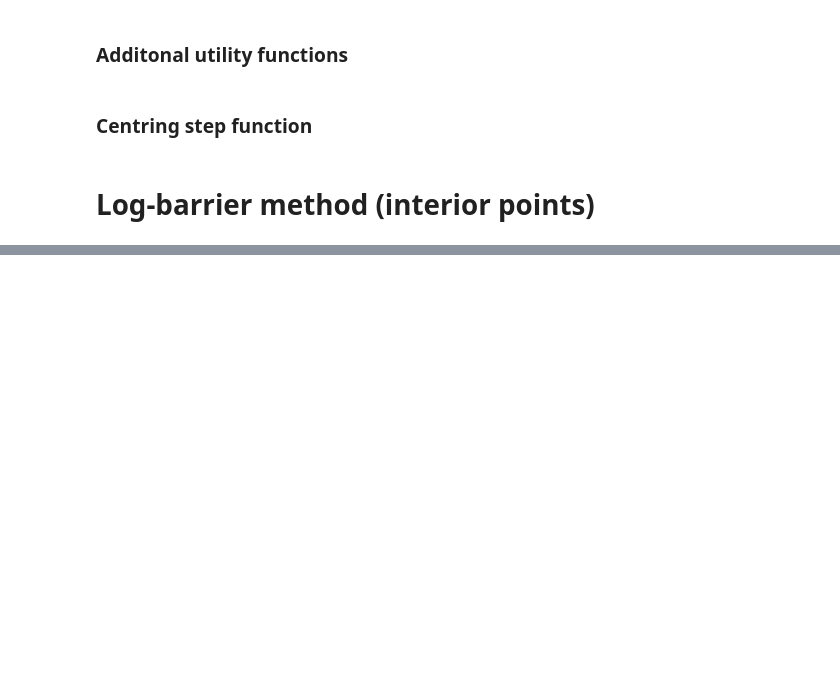
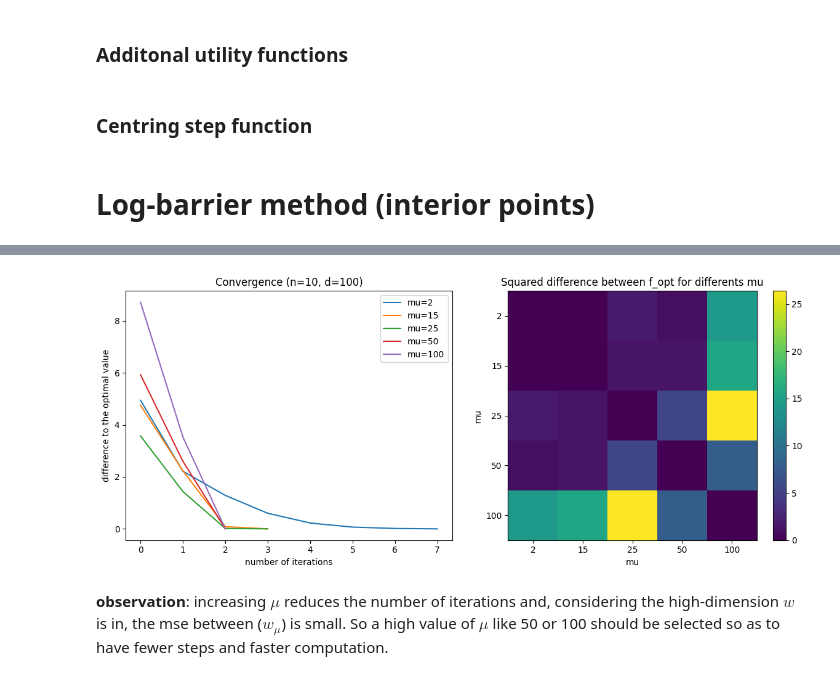
Before and after one commit to T-prog123/MVA_code, a Jupyter notebook: convex_optimisation/code_dm3_convex_optimisation.ipynb, the cells around one changed output, grey strips where cells are left out. Saved outputs shown, nothing was run; the diff lists cells and outputs as text; code cells hidden in the pictures; blank space fills up the shorter version.

```diff
--- a/convex_optimisation/code_dm3_convex_optimisation.ipynb
+++ b/convex_optimisation/code_dm3_convex_optimisation.ipynb
@@ -320,0 +460,11 @@ array([-0.06679922, -0.85400709,  0.91563937,  1.25930317,  0.03007345,
+# %%
+
+
+# usage example
+n = 10
+d = int(1e2)
+plot_all_in_one(n, d, [2, 15, 25, 50, 100])
+# %% [output]
+[figure, added]
+# %% [markdown]
+**observation**: increasing $\mu$ reduces the number of iterations and, considering the high-dimension $w$ is in, the mse between ($w_{\mu}$) is small. So a high value of $\mu$ like 50 or 100 should be selected so as to have fewer steps and faster computation.
```
Also changed, not shown: parts of 13 cells of this notebook.
